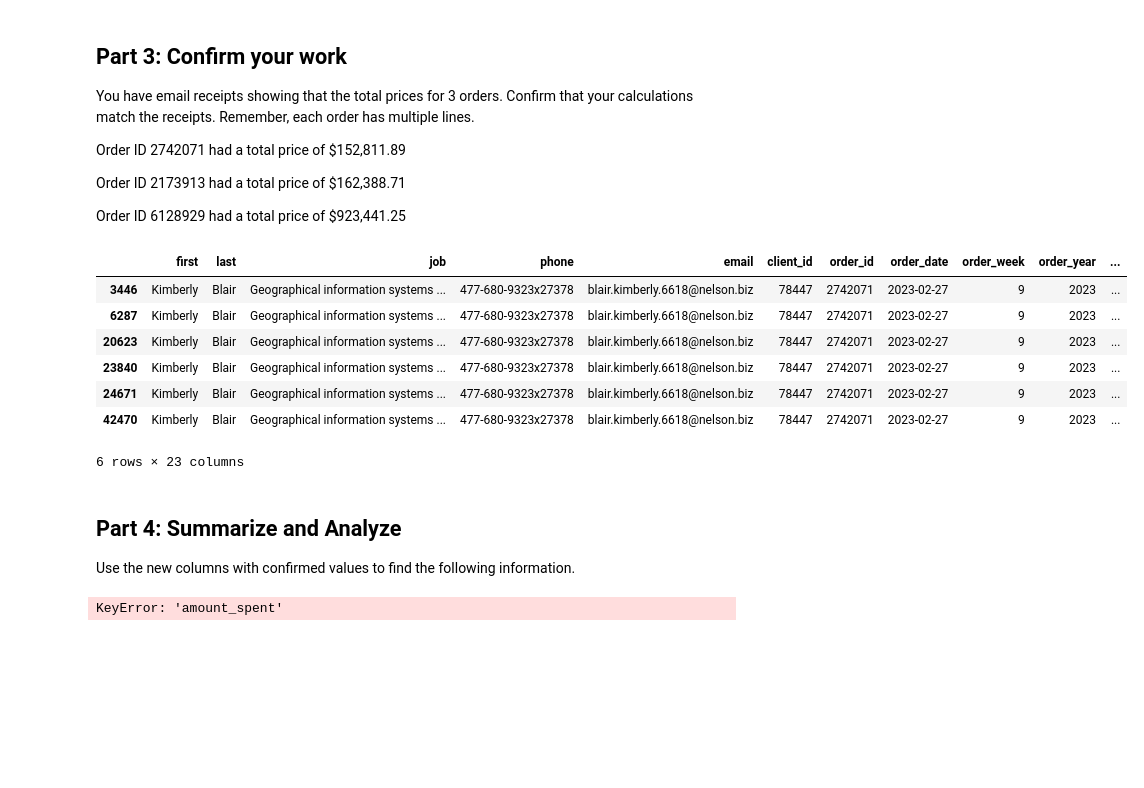
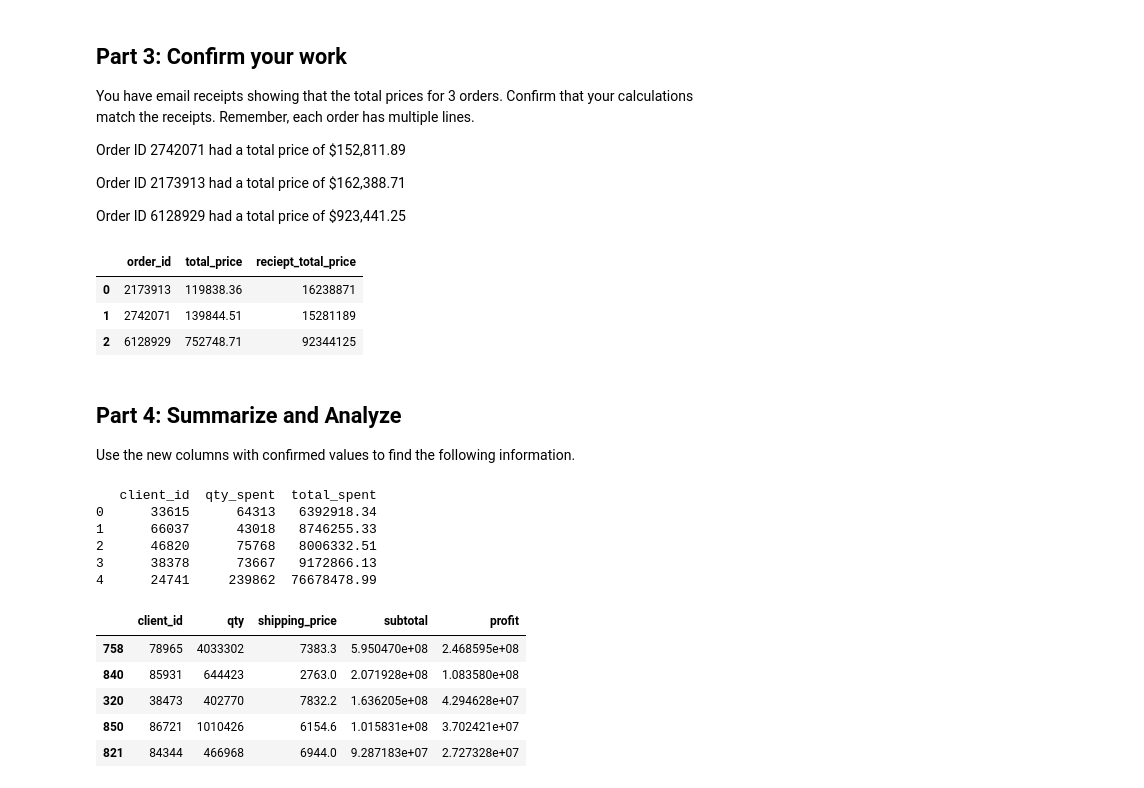
Before and after one commit to inCloset/pandas-challenge-1, a Jupyter notebook: Starter_Code/wholesale_data_analysis_starter_code.ipynb, the cells around one changed output. Cells and saved outputs as stored; diff of their text form; code cells hidden in the pictures; blank space fills up the shorter version.

```diff
--- a/Starter_Code/wholesale_data_analysis_starter_code.ipynb
+++ b/Starter_Code/wholesale_data_analysis_starter_code.ipynb
@@ -236,8 +231,8 @@ print(df1.describe)
 # %%
 # Create a column for the total price using the subtotal and the shipping price along with a sales tax of 9.25%
-item_price = df1['subtotal'] * df1['shipping_price']
-price_with_tax =  item_price * .0925
-df1['total_price'] = price_with_tax
+df1['sub_ship'] = df1['subtotal'] + df1['shipping_price']
+price_with_tax = df1['sub_ship'] + (df1['sub_ship'] * 0.0925)
+df1['total_price'] = round(price_with_tax,2)
 df1
 # %% [output]
 |  | first | last | job | phone | email | client_id | order_id | order_date | order_week | order_year | ... |
@@ -256,8 +251,7 @@ df1
 # %%
 # Create a column for the cost of each line using unit cost, qty, and
 # shipping price (assume the shipping cost is exactly what is charged to the client).
-ops_cost = order_info['unit_cost'] * order_info['qty']
-df1['item_cost'] = ops_cost + df1['shipping_price']
+df1['item_cost'] = (order_info['unit_cost'] * order_info['qty']) + df1['shipping_price']
 df1
 # %% [output]
 |  | first | last | job | phone | email | client_id | order_id | order_date | order_week | order_year | ... |
@@ -277,6 +271,8 @@ df1
 # Create a column for the profit of each line using line cost and line price
 
 df1['profit'] = df1['total_price'] - df1['item_cost']
-df1['profit'] = df1['profit'].apply(lambda x: f'${x:,.2f}')
-df1['order_id'].sort_index
+df1['profit'] = df1['profit']
+
+
+df1
 # %% [output]
@@ -303,23 +300,22 @@ Order ID 2173913 had a total price of \$162,388.71
 Order ID 6128929 had a total price of \$923,441.25
 # %%
 # Check your work using the totals above
-receipt_order = {
+target_order = {
     'order_id': [2742071, 2173913, 6128929],
     'reciept_total_price': [15281189, 16238871, 92344125]
 
 }
-
-confirm_order = df1[order_info['order_id'] == 2742071]
-confirm_order
+consolidate_orders = round(df1.groupby('order_id')['total_price'].sum().reset_index(), 2)
+consolidate_orders.rename(columns={'total_price' : 'Total Price'})
+target_order_data = pd.DataFrame(target_order)
+comparison = pd.merge(consolidate_orders, target_order_data, on='order_id')
+# comparison['Match'] = comparison['Total Price'] == comparison['reciept_total_price']
+comparison
 # %% [output]
-|  | first | last | job | phone | email | client_id | order_id | order_date | order_week | order_year | ... |
-| 3446 | Kimberly | Blair | Geographical information systems ... | 477-680-9323x27378 | blair.kimberly.6618@nelson.biz | 78447 | 2742071 | 2023-02-27 | 9 | 2023 | ... |
-| 6287 | Kimberly | Blair | Geographical information systems ... | 477-680-9323x27378 | blair.kimberly.6618@nelson.biz | 78447 | 2742071 | 2023-02-27 | 9 | 2023 | ... |
-| 20623 | Kimberly | Blair | Geographical information systems ... | 477-680-9323x27378 | blair.kimberly.6618@nelson.biz | 78447 | 2742071 | 2023-02-27 | 9 | 2023 | ... |
-| 23840 | Kimberly | Blair | Geographical information systems ... | 477-680-9323x27378 | blair.kimberly.6618@nelson.biz | 78447 | 2742071 | 2023-02-27 | 9 | 2023 | ... |
-| 24671 | Kimberly | Blair | Geographical information systems ... | 477-680-9323x27378 | blair.kimberly.6618@nelson.biz | 78447 | 2742071 | 2023-02-27 | 9 | 2023 | ... |
-| 42470 | Kimberly | Blair | Geographical information systems ... | 477-680-9323x27378 | blair.kimberly.6618@nelson.biz | 78447 | 2742071 | 2023-02-27 | 9 | 2023 | ... |
+|  | order_id | total_price | reciept_total_price |
+| 0 | 2173913 | 119838.36 | 16238871 |
+| 1 | 2742071 | 139844.51 | 15281189 |
+| 2 | 6128929 | 752748.71 | 92344125 |
-6 rows × 23 columns
 # %% [markdown]
 ## Part 4: Summarize and Analyze
 Use the new columns with confirmed values to find the following information.
@@ -328,13 +324,39 @@ Use the new columns with confirmed values to find the following information.
 amt_spent = []
 for client in list_top_fiveclients:
     client_data = df1.loc[df1['client_id'] == client]
-    total_spent = client_data['amount_spent'].sum()
-    amt_spent.append({'client_id': client, 'total_spent': total_spent})
+    total_spent_qty = client_data['qty'].sum()
+    total_spent = client_data['total_price'].sum()
+    amt_spent.append({'client_id': client, 'qty_spent': total_spent_qty, 'total_spent': round(total_spent, 2)})
+total_qty_spent = pd.DataFrame(amt_spent)
+print(total_qty_spent)
 # %% [output]
-KeyError: 'amount_spent'
+   client_id  qty_spent  total_spent
+0      33615      64313   6392918.34
+1      66037      43018   8746255.33
+2      46820      75768   8006332.51
+3      38378      73667   9172866.13
+4      24741     239862  76678478.99
 # %%
 # Create a summary DataFrame showing the totals for the for the top 5 clients with the following information:
 # total units purchased, total shipping price, total revenue, and total profit.
+
+df1
+client_summary = df1.groupby('client_id').agg({
+    'qty' : 'sum',
+    'shipping_price': 'sum',
+    'subtotal': 'sum',
+    'profit': 'sum'
+}).reset_index()
+client_summary = client_summary.round(2)
+top_client_summary = client_summary.sort_values(by='subtotal', ascending=False).head(5)
+top_client_summary
+# %% [output]
+|  | client_id | qty | shipping_price | subtotal | profit |
+| 758 | 78965 | 4033302 | 7383.3 | 5.950470e+08 | 2.468595e+08 |
+| 840 | 85931 | 644423 | 2763.0 | 2.071928e+08 | 1.083580e+08 |
+| 320 | 38473 | 402770 | 7832.2 | 1.636205e+08 | 4.294628e+07 |
+| 850 | 86721 | 1010426 | 6154.6 | 1.015831e+08 | 3.702421e+07 |
+| 821 | 84344 | 466968 | 6944.0 | 9.287183e+07 | 2.727328e+07 |
 # %%
 # Format the data and rename the columns to names suitable for presentation.
 
```
Also changed, not shown: parts of 7 cells of this notebook.
